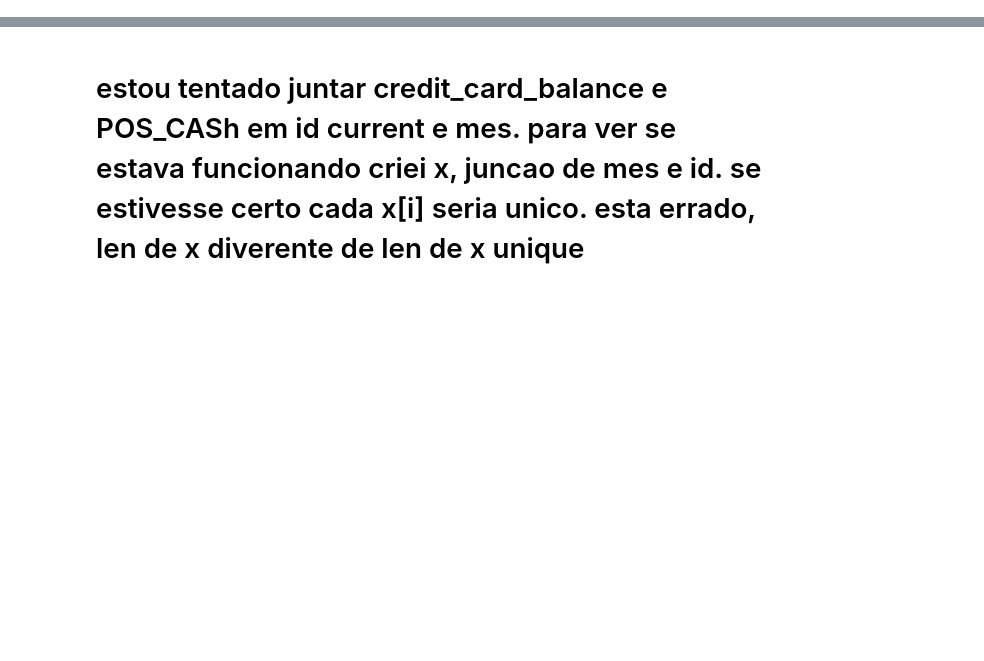
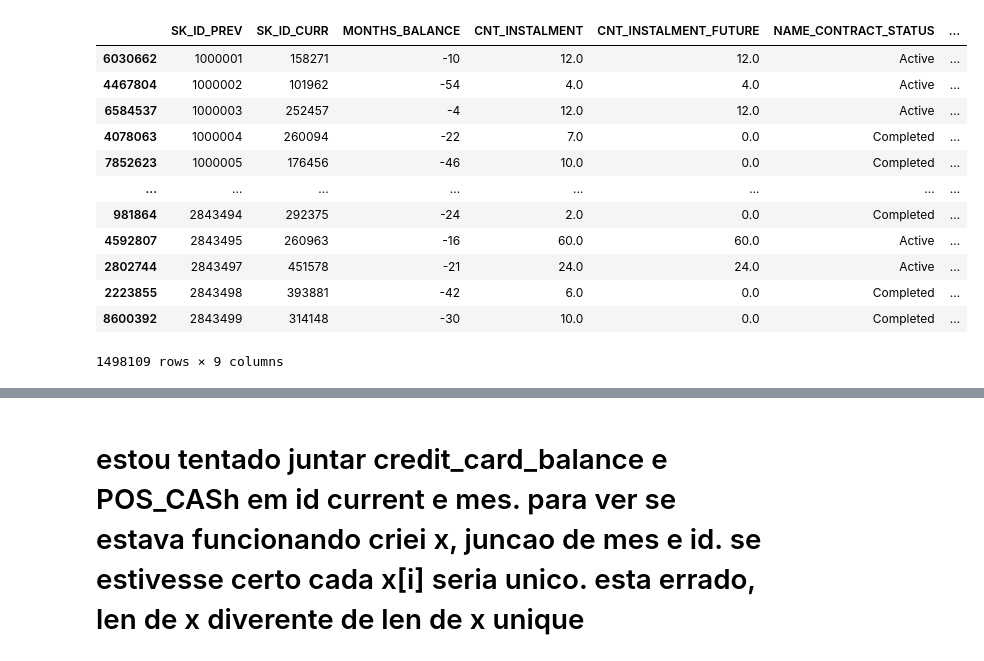
Before and after one commit to mateusexel/home-credit-default-risk, a Jupyter notebook: exploring_data.ipynb, the cells around one changed output, grey strips where cells are left out. Saved outputs shown, nothing was run; the diff lists cells and outputs as text; code cells hidden in the pictures; blank space fills up the shorter version.

```diff
--- a/exploring_data.ipynb
+++ b/exploring_data.ipynb
@@ -18,2 +18,6 @@ credit_card_balance =  pd.read_csv('./data/credit_card_balance.csv')
 POS_CASH_balance =  pd.read_csv('./data/POS_CASH_balance.csv')
 installments_payments =  pd.read_csv('./data/installments_payments.csv')
+# %%
+installments_payments['MONTHS_INSTALMENT']=installments_payments['DAYS_INSTALMENT']/30
+installments_payments['MONTHS_INSTALMENT'] = installments_payments['MONTHS_INSTALMENT'].round(0).astype(int)
+installments_payments=installments_payments.sort_values(['SK_ID_PREV','MONTHS_INSTALMENT'])
@@ -19,0 +112,16 @@ installments_payments =  pd.read_csv('./data/installments_payments.csv')
+# %%
+POS_CASH_balance[~POS_CASH_balance['aux1'].isin(installments_payments['aux1'].tolist())]
+# %% [output]
+|  | SK_ID_PREV | SK_ID_CURR | MONTHS_BALANCE | CNT_INSTALMENT | CNT_INSTALMENT_FUTURE | NAME_CONTRACT_STATUS | ... |
+| 6030662 | 1000001 | 158271 | -10 | 12.0 | 12.0 | Active | ... |
+| 4467804 | 1000002 | 101962 | -54 | 4.0 | 4.0 | Active | ... |
+| 6584537 | 1000003 | 252457 | -4 | 12.0 | 12.0 | Active | ... |
+| 4078063 | 1000004 | 260094 | -22 | 7.0 | 0.0 | Completed | ... |
+| 7852623 | 1000005 | 176456 | -46 | 10.0 | 0.0 | Completed | ... |
+| ... | ... | ... | ... | ... | ... | ... | ... |
+| 981864 | 2843494 | 292375 | -24 | 2.0 | 0.0 | Completed | ... |
+| 4592807 | 2843495 | 260963 | -16 | 60.0 | 60.0 | Active | ... |
+| 2802744 | 2843497 | 451578 | -21 | 24.0 | 24.0 | Active | ... |
+| 2223855 | 2843498 | 393881 | -42 | 6.0 | 0.0 | Completed | ... |
+| 8600392 | 2843499 | 314148 | -30 | 10.0 | 0.0 | Completed | ... |
+1498109 rows × 9 columns
```
Also changed, not shown: parts of 24 cells of this notebook.
